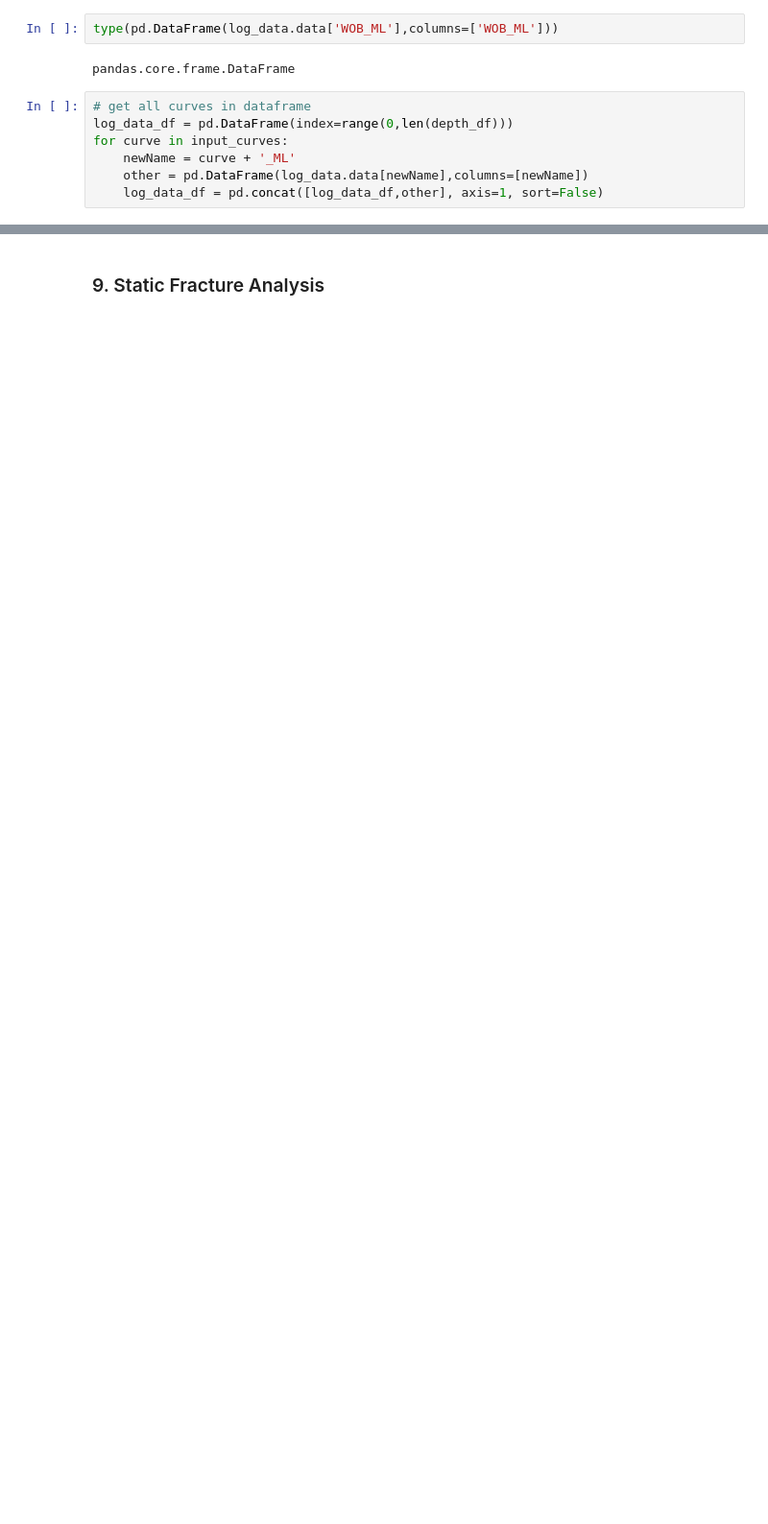
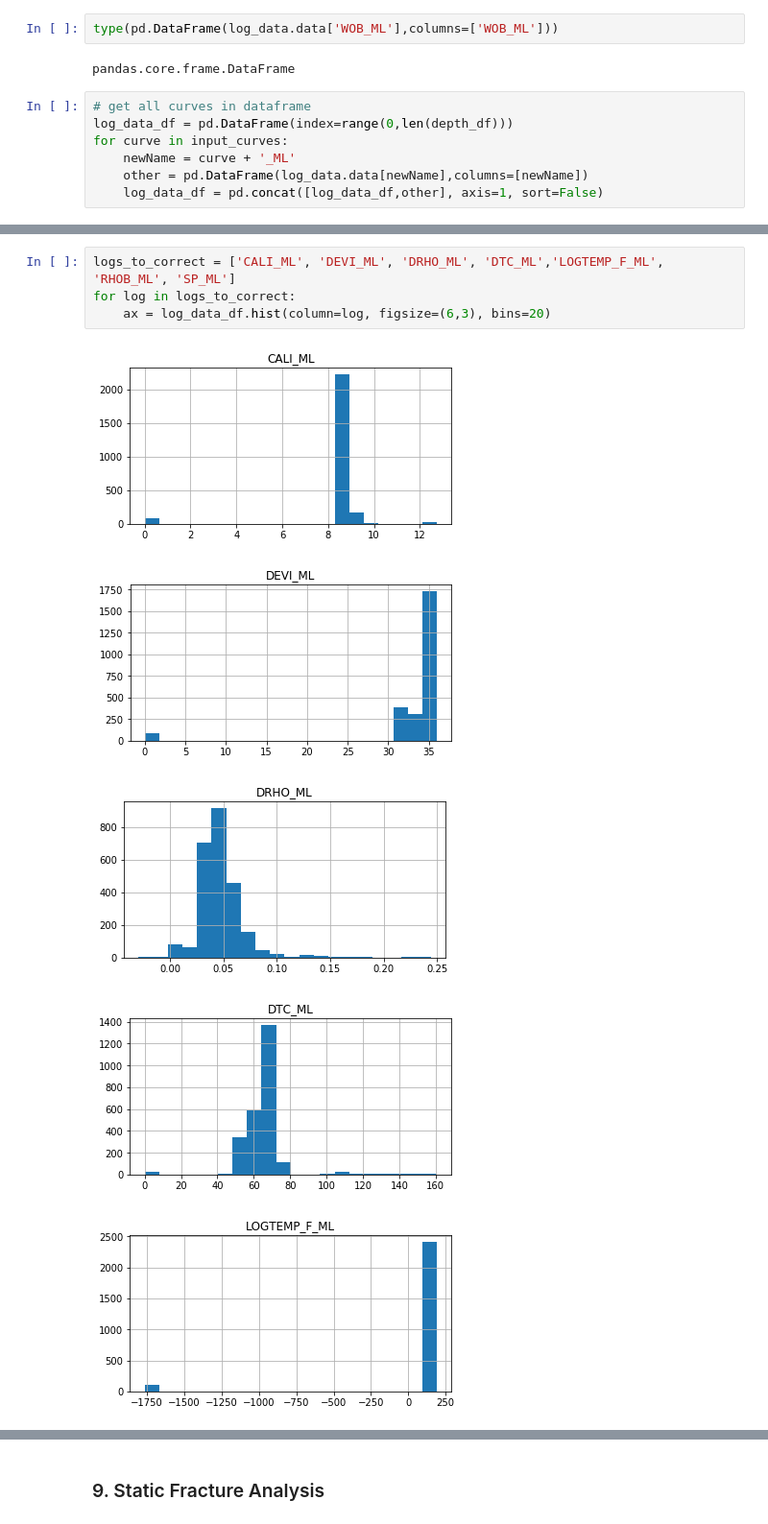
Before and after one commit to Zabamund/fracture-SFA, a Jupyter notebook: notebooks/SFA_Notebook.ipynb, the cells around one changed output, grey strips where cells are left out. Shown at 96% size. Drawn from its saved outputs; the diff is of its cells as text; blank space fills up the shorter version.

Commit message:
cleaning data

```diff
--- a/notebooks/SFA_Notebook.ipynb
+++ b/notebooks/SFA_Notebook.ipynb
@@ -778,0 +787,10 @@ log_data_df.head()
+# %%
+logs_to_correct = ['CALI_ML', 'DEVI_ML', 'DRHO_ML', 'DTC_ML','LOGTEMP_F_ML', 'RHOB_ML', 'SP_ML']
+for log in logs_to_correct:
+    ax = log_data_df.hist(column=log, figsize=(6,3), bins=20)
+# %% [output]
+[figure, added]
+[figure, added]
+[figure, added]
+[figure, added]
+[figure, added]
```
Also changed, not shown: parts of 10 cells of this notebook.
